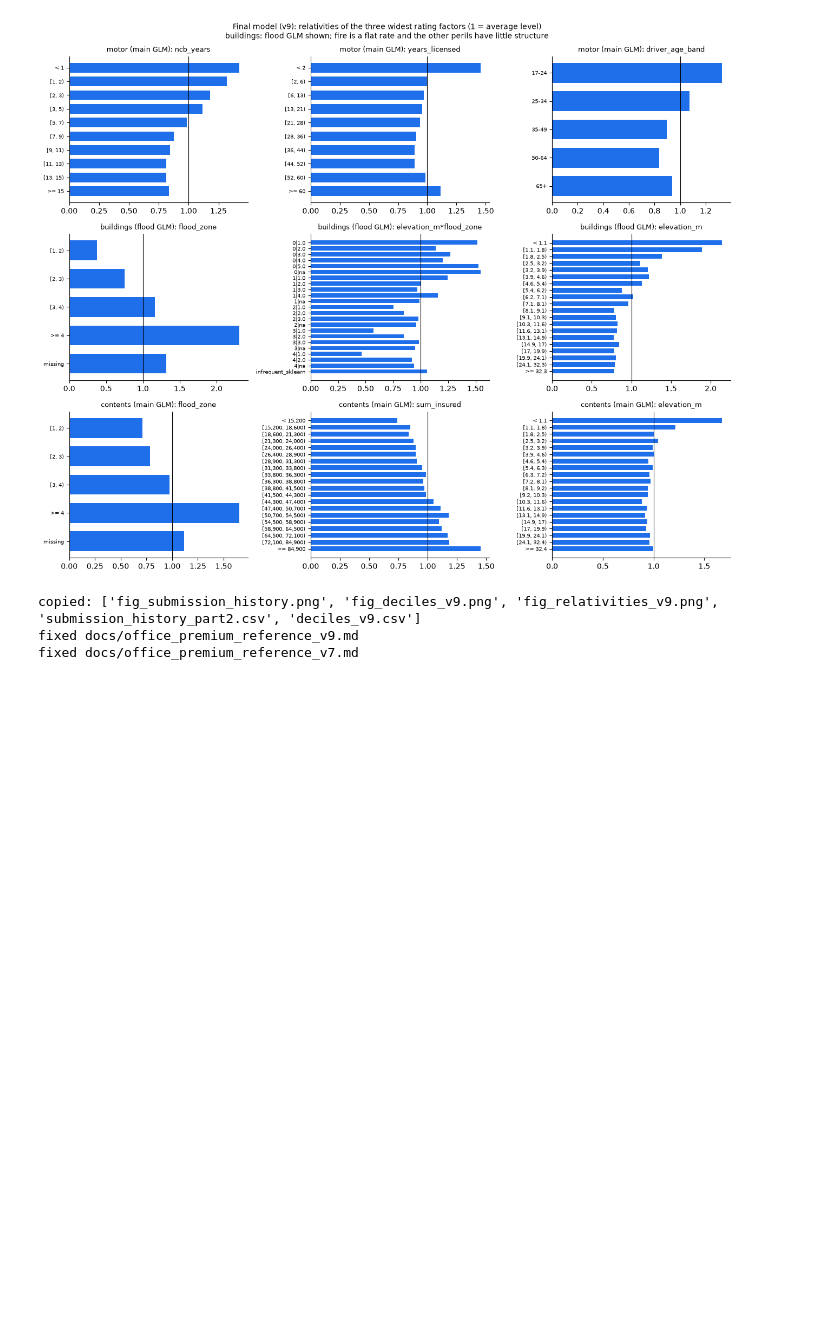
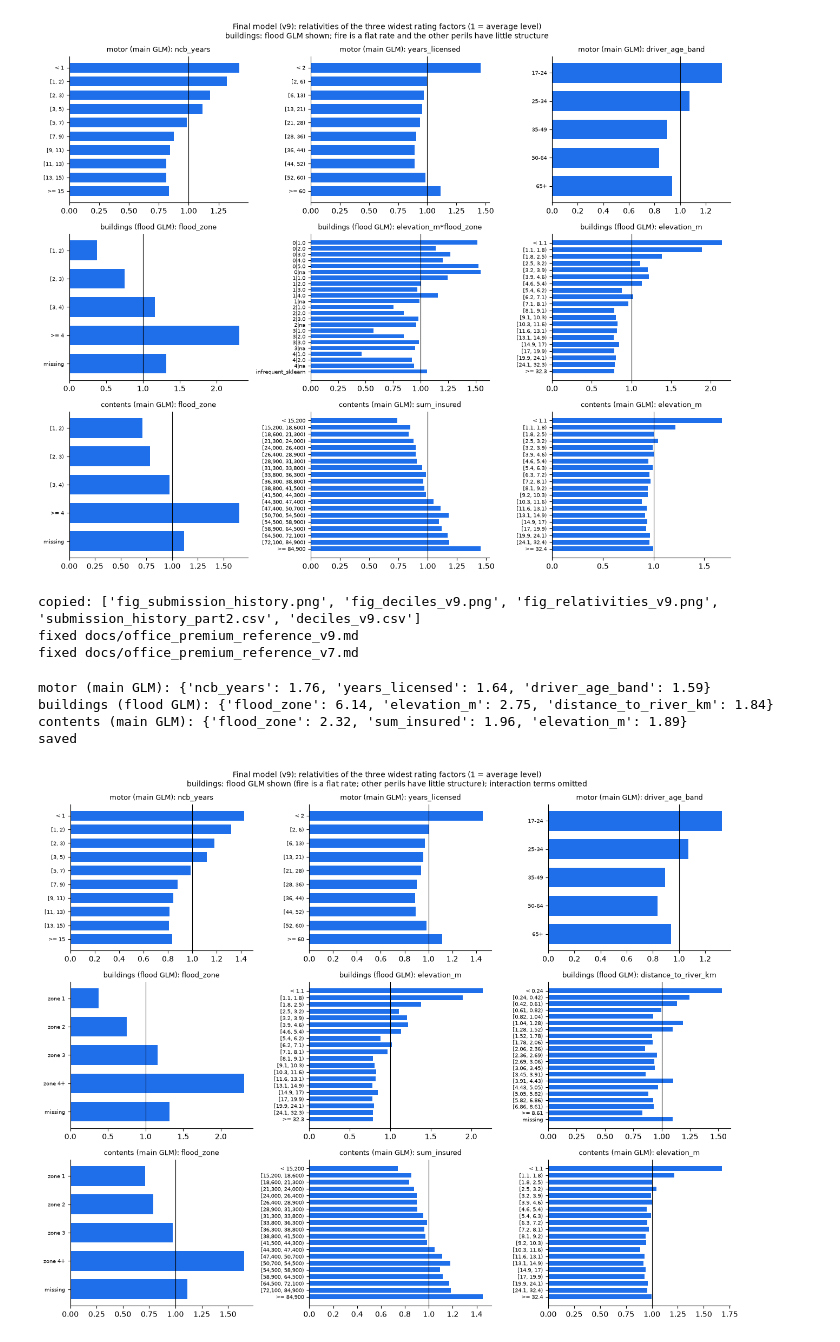
Before and after one commit to WoojinJi/iaa-hackathon, a Jupyter notebook: notebooks/31_p2_report_figures.ipynb, the cells around one changed output. Cells and saved outputs as stored; diff of their text form; code cells hidden in the pictures; blank space fills up the shorter version.

```diff
--- a/notebooks/31_p2_report_figures.ipynb
+++ b/notebooks/31_p2_report_figures.ipynb
@@ -434,3 +434,35 @@ for p in [Path("docs/office_premium_reference_v9.md"), Path("docs/office_premium
 copied: ['fig_submission_history.png', 'fig_deciles_v9.png', 'fig_relativities_v9.png', 'submission_history_part2.csv', 'deciles_v9.csv']
 fixed docs/office_premium_reference_v9.md
 fixed docs/office_premium_reference_v7.md
+# %%
+import os; from pathlib import Path; os.chdir(Path.home()/"IAA")
+import pandas as pd, matplotlib.pyplot as plt
+R = pd.read_csv("results/report_figs/relativities_v9_labelled.csv")
+R = R[~R.feature.str.contains(r"\*")].copy()                       # drop pair terms (unreadable codes)
+zone = {"[1, 2)": "zone 1", "[2, 3)": "zone 2", "[3, 4)": "zone 3", ">= 4": "zone 4+", "< 1": "zone 0"}
+m = R.feature == "flood_zone"; R.loc[m, "label"] = R.loc[m, "label"].map(lambda s: zone.get(s, s))
+
+panels = [("motor", "main GLM"), ("buildings", "flood GLM"), ("contents", "main GLM")]
+fig, axes = plt.subplots(3, 3, figsize=(13, 10.5))
+for i, (line, model) in enumerate(panels):
+    sub = R[(R.line == line) & (R.model == model)]
+    sp = sub.groupby("feature").relativity.agg(lambda s: s.max() / s.min()).sort_values(ascending=False)
+    print(f"{line} ({model}):", sp.head(3).round(2).to_dict())
+    for j, feat in enumerate(sp.index[:3]):
+        ax = axes[i, j]; t = sub[sub.feature == feat]
+        ax.barh(range(len(t)), t.relativity, color="#1f6feb", height=0.7)
+        ax.set_yticks(range(len(t))); ax.set_yticklabels(t.label, fontsize=7); ax.invert_yaxis()
+        ax.axvline(1, color="black", lw=0.8)
+        ax.set_title(f"{line} ({model}): {feat}", fontsize=9); ax.spines[["top", "right"]].set_visible(False)
+fig.suptitle("Final model (v9): relativities of the three widest rating factors (1 = average level)\n"
+             "buildings: flood GLM shown (fire is a flat rate; other perils have little structure); interaction terms omitted", fontsize=10)
+fig.tight_layout()
+for p in ["results/report_figs/fig_relativities_v9.png", "docs/figs/fig_relativities_v9.png"]:
+    fig.savefig(p, dpi=200)
+print("saved")
+# %% [output]
+motor (main GLM): {'ncb_years': 1.76, 'years_licensed': 1.64, 'driver_age_band': 1.59}
+buildings (flood GLM): {'flood_zone': 6.14, 'elevation_m': 2.75, 'distance_to_river_km': 1.84}
+contents (main GLM): {'flood_zone': 2.32, 'sum_insured': 1.96, 'elevation_m': 1.89}
+saved
+[figure, added]
```
Also changed, not shown: parts of 6 cells of this notebook, 2 other files.
